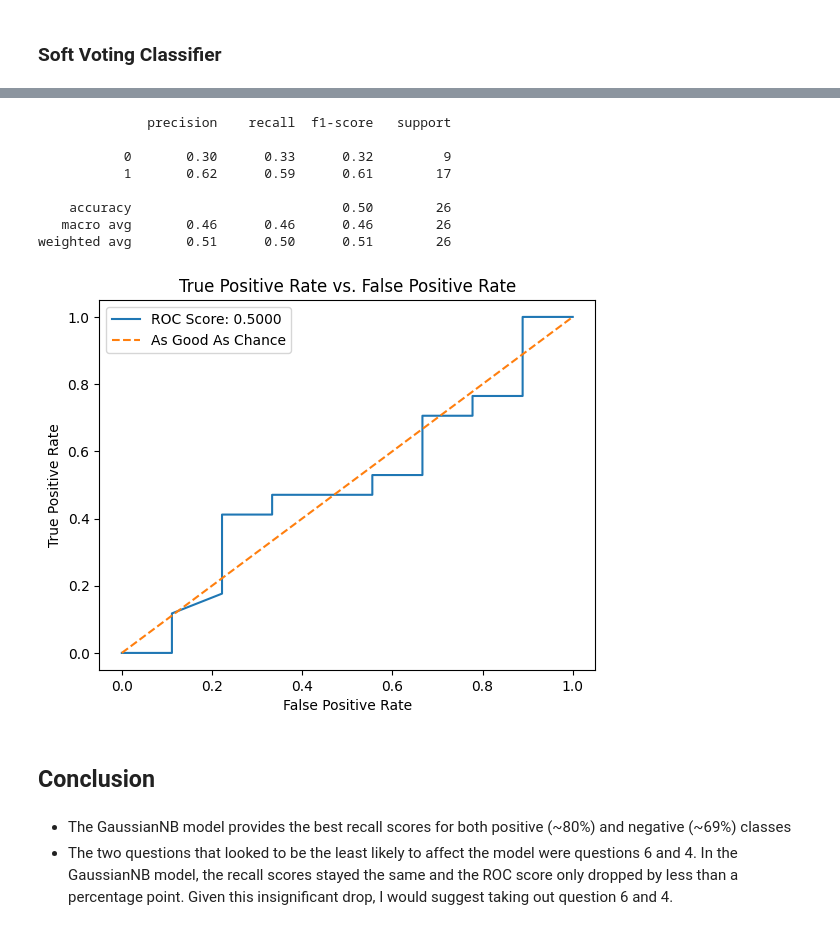
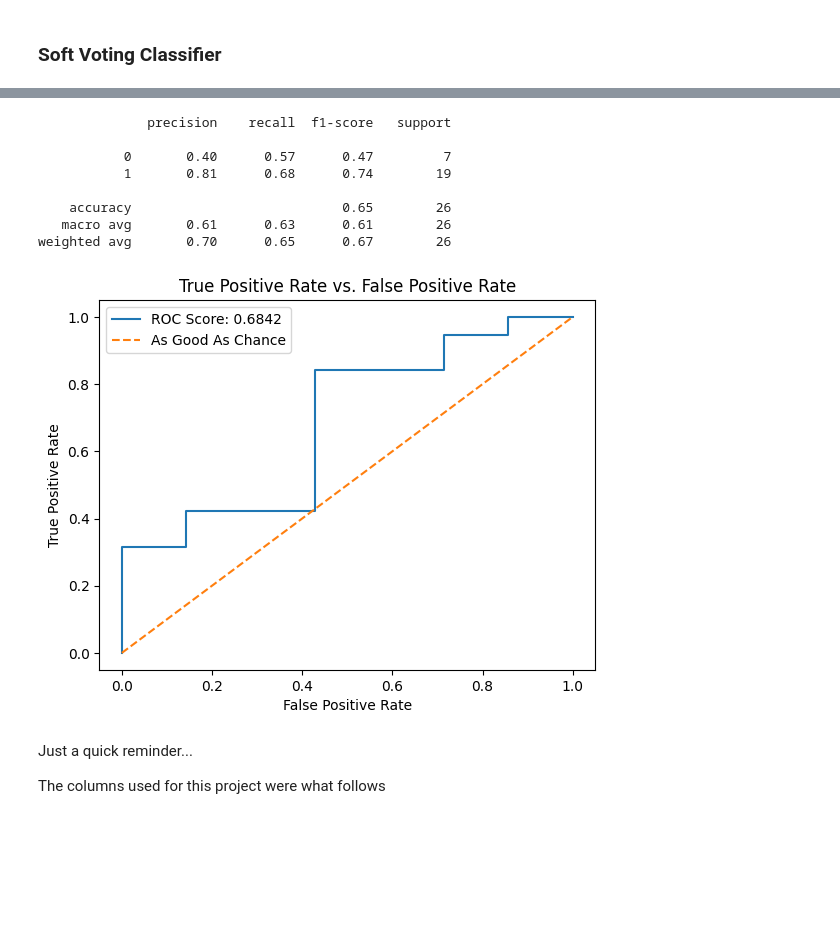
Before and after one commit to SmittyB00p/yAwe0UFmtLBhlMeG, a Jupyter notebook: models.ipynb, the cells around one changed output, grey strips where cells are left out. Cells and saved outputs as stored; diff of their text form; code cells hidden in the pictures; blank space fills up the shorter version.

```diff
--- a/models.ipynb
+++ b/models.ipynb
@@ -856,6 +927,6 @@ But if using the Linear SVC model we can see that question 4 is the least chosen
 # %%
-five_q_df = X[['X1' ,'X2' ,'X3', 'X4', 'X5']]
-five_q_df.head()
+no_6_df = X[['X1' ,'X2' ,'X3', 'X4', 'X5']] ## mainly for Random Forest model
+no_6_df.head()
 # %% [output]
 |  | X1 | X2 | X3 | X4 | X5 |
 | 0 | 3 | 3 | 3 | 4 | 2 |
@@ -874,6 +945,6 @@ four_q_df.head()
 | 3 | 4 | 3 | 3 | 3 |
 | 4 | 4 | 3 | 3 | 3 |
 # %%
-no_q_four_df = X[['X1','X2' ,'X3', 'X5', 'X6']]
-no_q_four_df.head()
+no_2_df = X[['X1', 'X3', 'X4', 'X5', 'X6']] ## test for SVC model
+no_2_df.head()
 # %% [output]
@@ -1028,7 +1140,7 @@ The Random Forest model shows a better ROC score when either question 6 or quest
 # %% [markdown]
 ### Soft Voting Classifier
 # %%
-X_train, X_test, y_trian, y_test = train_test_split(five_q_df, target_variable, test_size=.20)
+X_train, X_test, y_trian, y_test = train_test_split(no_6_df, target_variable, test_size=.20)
 
 soft_vote_unfitted.fit(X_train, y_trian)
 
@@ -1051,26 +1163,25 @@ weighted avg       0.67      0.65      0.65        26
 # %%
-X_train, X_test, y_trian, y_test = train_test_split(no_q_four_df, target_variable, test_size=.20)
+X_train, X_test, y_trian, y_test = train_test_split(no_2_df, target_variable, test_size=.20)
 
 soft_vote_unfitted.fit(X_train, y_trian)
 
 y_preds = soft_vote_unfitted.predict(X_test)
 y_proba = soft_vote_unfitted.predict_proba(X_test)
 y_proba = y_proba[:,1]
 
 print(classification_report(y_test, y_preds))
 roc(y_proba, y_test)
 # %% [output]
               precision    recall  f1-score   support
 
-           0       0.30      0.33      0.32         9
-           1       0.62      0.59      0.61        17
+           0       0.40      0.57      0.47         7
+           1       0.81      0.68      0.74        19
 
-    accuracy                           0.50        26
-   macro avg       0.46      0.46      0.46        26
-weighted avg       0.51      0.50      0.51        26
+    accuracy                           0.65        26
+   macro avg       0.61      0.63      0.61        26
+weighted avg       0.70      0.65      0.67        26
-[figure, old version]
+[figure, new version]
-# %% [markdown]
-## Conclusion
-# %% [markdown]
-* The GaussianNB model provides the best recall scores for both positive (~80%) and negative (~69%) classes
-* The two questions that looked to be the least likely to affect the model were questions 6 and 4. In the GaussianNB model, the recall scores stayed the same and the ROC score only dropped by less than a percentage point. Given this insignificant drop, I would suggest taking out question 6 and 4.
+# %% [markdown]
+Just a quick reminder...
+
+The columns used for this project were what follows
```
Also changed, not shown: parts of 39 cells of this notebook, 1 other file.
